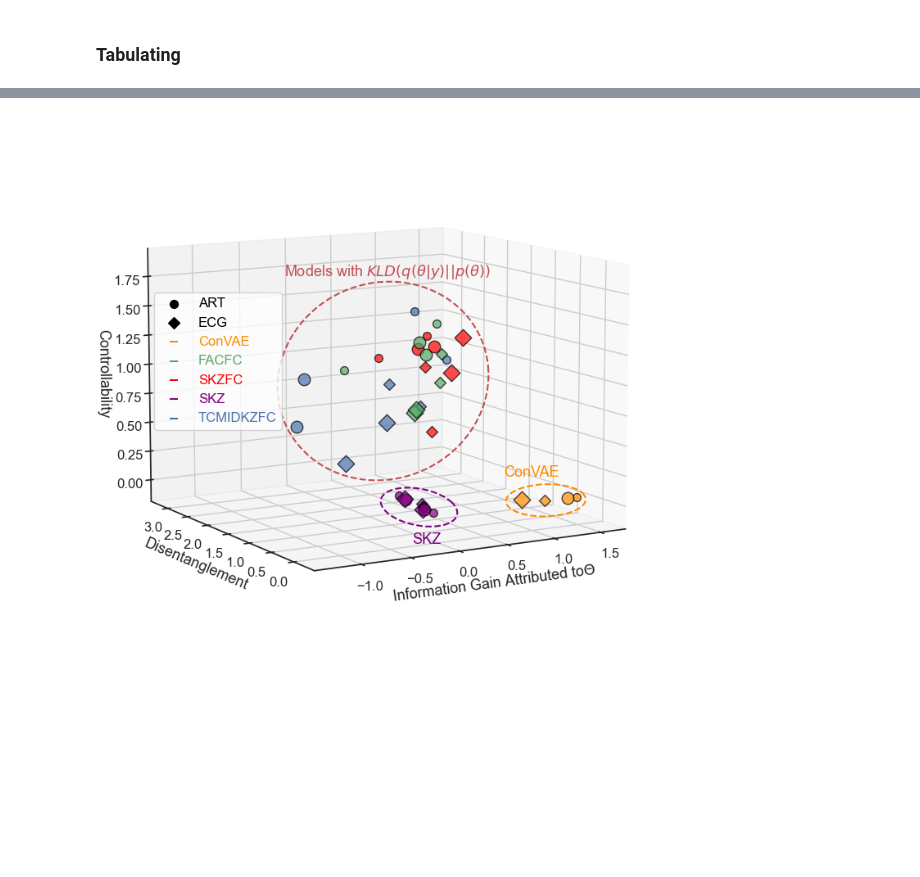
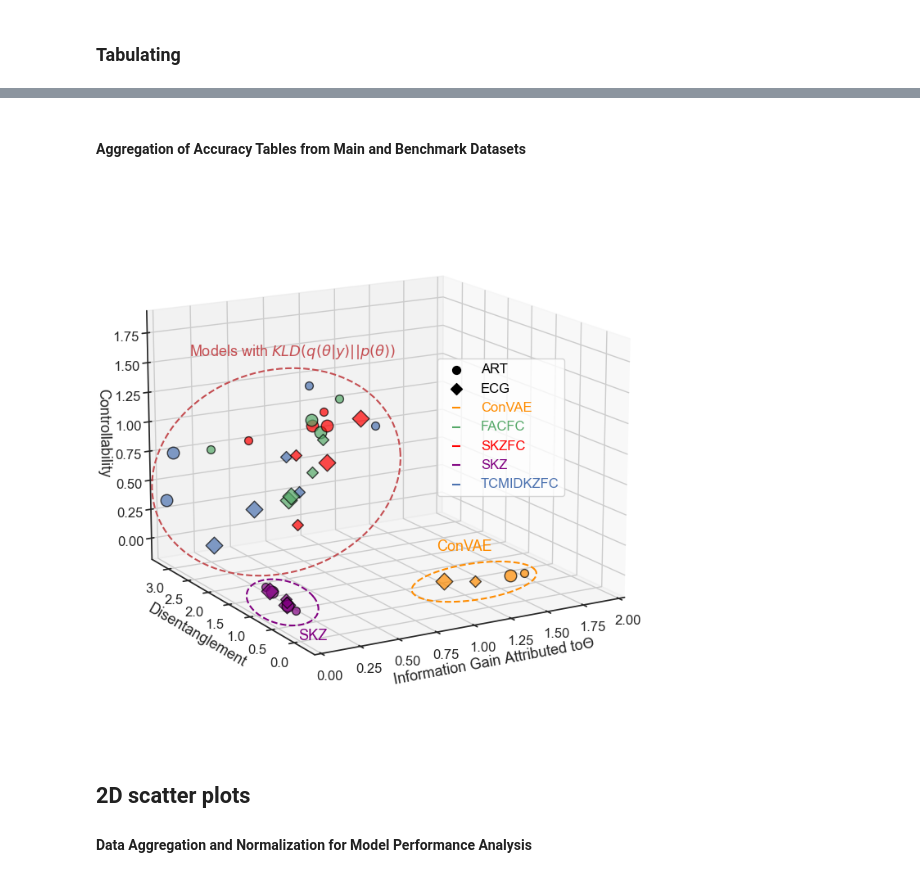
Before and after one commit to JunetaeKim/VABAM, a Jupyter notebook: VisualizationMetrics.ipynb, the cells around one changed output, grey strips where cells are left out. Cells and saved outputs as stored; diff of their text form; code cells hidden in the pictures; blank space fills up the shorter version.

```diff
--- a/VisualizationMetrics.ipynb
+++ b/VisualizationMetrics.ipynb
@@ -56,20 +63,24 @@ MItableSet['Model'].unique(), MItableSet['Metrics'].unique()
 # %%
-ARTTabList = ['SKZFC_ART_30_500','SKZFC_ART_30_800', 'BaseVAE_ART_30', 'ConVAE_ART_30', 'TCVAE_ART_30', 'FACVAE_ART_30',
-               'SKZFC_ART_50_500','SKZFC_ART_50_800', 'BaseVAE_ART_50', 'ConVAE_ART_50', 'TCVAE_ART_50', 'FACVAE_ART_50']
+# Define lists of table names for ART and II categories
+ARTTabList = ['BaseVAE_ART_30',   'ConVAE_ART_30', 'SKZ_ART_30_500', 'SKZFC_ART_30_500', 'SKZFC_ART_30_800',   'TCVAE_ART_30', 'TCMIDKZFC_ART_30_500', 'TCMIDKZFC_ART_30_800',   'FACVAE_ART_30', 'FACFC_ART_30_500', 'FACFC_ART_30_800',
+              'BaseVAE_ART_50',   'ConVAE_ART_50', 'SKZ_ART_50_500', 'SKZFC_ART_50_500', 'SKZFC_ART_50_800',   'TCVAE_ART_50', 'TCMIDKZFC_ART_50_500', 'TCMIDKZFC_ART_50_800',   'FACVAE_ART_50', 'FACFC_ART_50_500', 'FACFC_ART_50_800']
 
-IITabList = ['SKZFC_II_30_500','SKZFC_II_30_800', 'BaseVAE_II_30', 'ConVAE_II_30', 'TCVAE_II_30', 'FACVAE_II_30',
-               'SKZFC_II_50_500','SKZFC_II_50_800', 'BaseVAE_II_50', 'ConVAE_II_50', 'TCVAE_II_50', 'FACVAE_II_50']
+IITabList = ['BaseVAE_II_30',   'ConVAE_II_30', 'SKZ_II_30_500', 'SKZFC_II_30_500', 'SKZFC_II_30_800',   'TCVAE_II_30', 'TCMIDKZFC_II_30_500', 'TCMIDKZFC_II_30_800',   'FACVAE_II_30', 'FACFC_II_30_500', 'FACFC_II_30_800',
+             'BaseVAE_II_50',   'ConVAE_II_50', 'SKZ_II_50_500', 'SKZFC_II_50_500', 'SKZFC_II_50_800',   'TCVAE_II_50', 'TCMIDKZFC_II_50_500', 'TCMIDKZFC_II_50_800',   'FACVAE_II_50', 'FACFC_II_50_500', 'FACFC_II_50_800']
 
+
+# Define a list of analytical metrics
 AnalMetricList = ['(1) I(V;Z)', '(2) $I(V; \\acute{Z} \\mid Z)$']
 
-
+# Initialize a dictionary for renaming models
 ModelRename = {}
 for model in MItableSet['Model'].unique():
+    # Create a new model name based on specific patterns in the model string
     if bool(re.search('_\d{3}', model)):
-        ModelRename[model] = model[:-6] + model[-6:-4] +'D-Z&' +  model[-3:-2] + 's'
+        ModelRename[model] = model[:-6] + model[-6:-4] + 'D-Z&' + model[-3:-2] + 's'
+    else:
+        ModelRename[model] = model[:-2] + model[-2:] + 'D-Z'
 
-    else:
-        ModelRename[model] =  model[:-2] + model[-2:]+'D-Z'
-
+    # Special renaming condition for models containing 'Base'
     if 'Base' in model:
         ModelRename[model] = 'B-' + model[4:]
@@ -522 +543,3 @@ TabList_II_800 = ['SKZ_II_30_800','SKZ_II_50_800', 'ConVAE_II_30', 'ConVAE_II_50
+# %% [markdown]
+#### Aggregation of Accuracy Tables from Main and Benchmark Datasets
 # %%
@@ -709,17 +733,13 @@ ax.set_xlabel('Information Gain Attributed to'+'$\\Theta$', fontsize=13)  # Labe
 ax.set_ylabel('Disentanglement', fontsize=13)  # Label for the y-axis
 ax.set_zlabel('Controllability', fontsize=13)  # Label for the z-axis
 
-# Set axis limits
-#ax.set_xlim(0, 1.)  # Limit for the x-axis
-#ax.set_ylim(0, 3.5)  # Limit for the y-axis
-#ax.set_zlim(0, 1.5)  # Limit for the z-axis
-
+ax.set_xlim([0, 2])
 
 
 # Parameters for the ellipse
 ellipse_params1 = {
-    'center': [-0.16, 0.8, 1.05],  # 'InfoGain'+'$\\Theta$', 'Disentanglement', 'Controllability'
-    'width': 1.1,  # The width (in the InfoGain'+'$\\Theta$)
+    'center': [0.1, 0.8, 1.0],  # 'InfoGain'+'$\\Theta$', 'Disentanglement', 'Controllability'
+    'width': 0.8,  # The width (in the InfoGain'+'$\\Theta$)
     'height': .1,  # The height (in the Disentanglement)
     'depth': 0.8,  # The depth (in the Controllability)
     'color': 'r',  # The color of the ellipse
@@ -728,7 +748,7 @@ ellipse_params1 = {
 
 ellipse_params2 = {
     'center': [0.0, 0.40, 0.05],  # 'InfoGain'+'$\\Theta$', 'Disentanglement', 'Controllability'
-    'width': 0.35,  # The width (in the InfoGain'+'$\\Theta$)
+    'width': 0.2,  # The width (in the InfoGain'+'$\\Theta$)
     'height': 0.4,  # The height (in the Disentanglement)
     'depth': 0.1,  # The depth (in the Controllability)
     'color': 'purple',  # The color of the ellipse
@@ -740,36 +760,39 @@ ellipse_params3 = {
     'width': 0.42,  # The width (in the InfoGain'+'$\\Theta$)
     'height': 0.2,  # The height (in the Disentanglement)
     'depth': 0.1,  # The depth (in the Controllability)
     'color': 'darkorange',  # The color of the ellipse
     'linestyle': '--'  # The line style of the ellipse
 }
 
 # Add an ellipse to the plot
 add_ellipse_to_plot(ax, **ellipse_params1)
 add_ellipse_to_plot(ax, **ellipse_params2)
 add_ellipse_to_plot(ax, **ellipse_params3)
 
-ax.text(0.6, 4.8, 1.5, 'Models with ' + '$KLD(q(\\theta | y) || p(\\theta))$' , size=13, zorder=50, color='r')
-ax.text(0.0, 0.55, -0.28, 'SKZ' , size=13, zorder=50, color='purple')
+ax.text(0.6, 4.8, 1.25, 'Models with ' + '$KLD(q(\\theta | y) || p(\\theta))$' , size=13, zorder=50, color='r')
+ax.text(0.1, 0.4, -0.28, 'SKZ' , size=13, zorder=50, color='purple')
 ax.text(1.2, 0.95, 0.11, 'ConVAE' , size=13, zorder=50, color='darkorange')
 
 # Display the legend
-legend = ax.legend(loc='upper left', bbox_to_anchor=(0.08, 0.7), fontsize=12)
+legend = ax.legend(loc='upper left', bbox_to_anchor=(0.6, 0.7), fontsize=12)
 # Set the text color for each legend item
 ModCol['ART'] = 'black'
 ModCol['ECG'] = 'black'
 for text in legend.get_texts():
     text.set_color(ModCol[text.get_text()])
 
-ax.view_init(elev=10, azim=240) #ax.view_init(elev=30, azim=240)
+ax.view_init(elev=15, azim=240) #ax.view_init(elev=30, azim=240)
 
 # Adjust the layout to make room for the legend
 #plt.tight_layout(pad=5)
 plt.tight_layout()
 plt.savefig('./EvalResults/Figures/3D_Scatter.png', bbox_inches='tight')
 
 # Display the plot
 plt.show()
 # %% [output]
-[figure, old version]
+[figure, new version]
+# %% [markdown]
+## 2D scatter plots
+#### Data Aggregation and Normalization for Model Performance Analysis
 # %%
```
Also changed, not shown: parts of 38 cells of this notebook, 1 other file.
